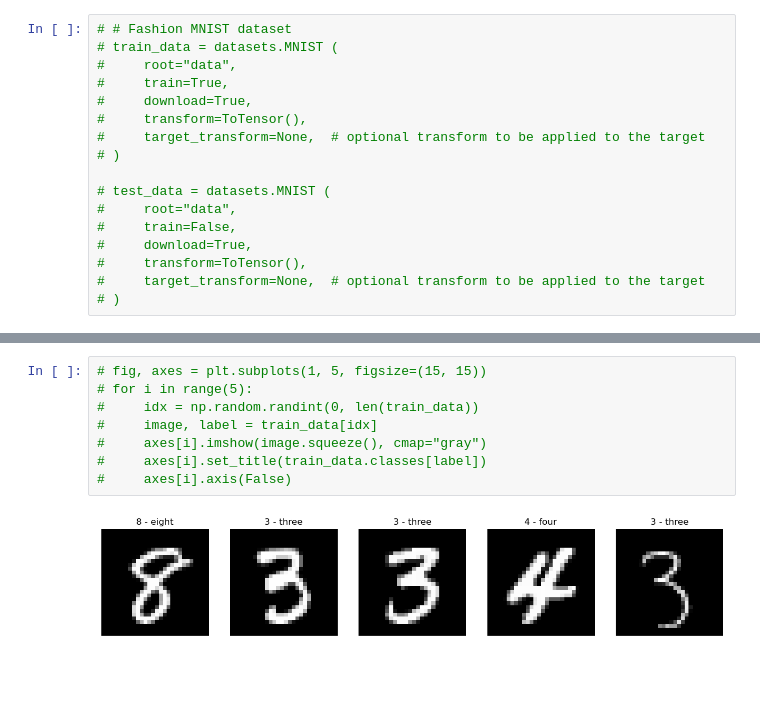
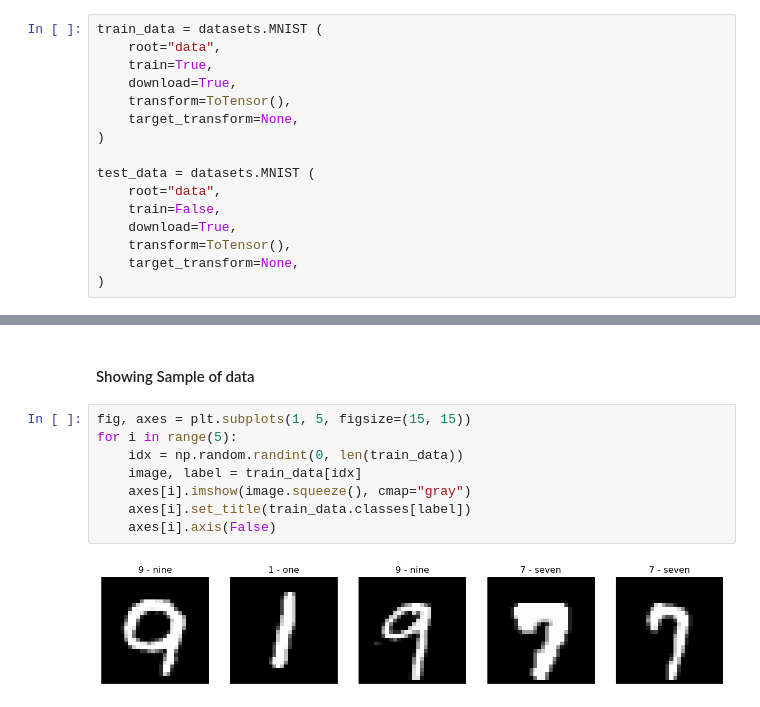
Before and after one commit to yahiaehab10/Tensorflow-DigitsClassification, a Jupyter notebook: notebook.ipynb, the cells around one changed output, grey strips where cells are left out. Drawn from its saved outputs; the diff is of its cells as text; blank space fills up the shorter version.

```diff
--- a/notebook.ipynb
+++ b/notebook.ipynb
@@ -15,17 +21,16 @@ MINST
 # %%
-# # Fashion MNIST dataset
-# train_data = datasets.MNIST (
-#     root="data",
-#     train=True,
-#     download=True,
-#     transform=ToTensor(),
-#     target_transform=None,  # optional transform to be applied to the target
-# )
+train_data = datasets.MNIST (
+    root="data",
+    train=True,
+    download=True,
+    transform=ToTensor(),
+    target_transform=None,
+)
 
-# test_data = datasets.MNIST (
-#     root="data",
-#     train=False,
-#     download=True,
-#     transform=ToTensor(),
-#     target_transform=None,  # optional transform to be applied to the target
-# )
+test_data = datasets.MNIST (
+    root="data",
+    train=False,
+    download=True,
+    transform=ToTensor(),
+    target_transform=None,
+)
@@ -68,10 +37,12 @@ Extracting data/MNIST/raw/t10k-labels-idx1-ubyte.gz to data/MNIST/raw
+# %% [markdown]
+#### Showing Sample of data
 # %%
-# fig, axes = plt.subplots(1, 5, figsize=(15, 15))
-# for i in range(5):
-#     idx = np.random.randint(0, len(train_data))
-#     image, label = train_data[idx]
-#     axes[i].imshow(image.squeeze(), cmap="gray")
-#     axes[i].set_title(train_data.classes[label])
-#     axes[i].axis(False)
+fig, axes = plt.subplots(1, 5, figsize=(15, 15))
+for i in range(5):
+    idx = np.random.randint(0, len(train_data))
+    image, label = train_data[idx]
+    axes[i].imshow(image.squeeze(), cmap="gray")
+    axes[i].set_title(train_data.classes[label])
+    axes[i].axis(False)
 # %% [output]
-[figure, old version]
+[figure, new version]
```
Also changed, not shown: parts of 18 cells of this notebook, 1 other file.
